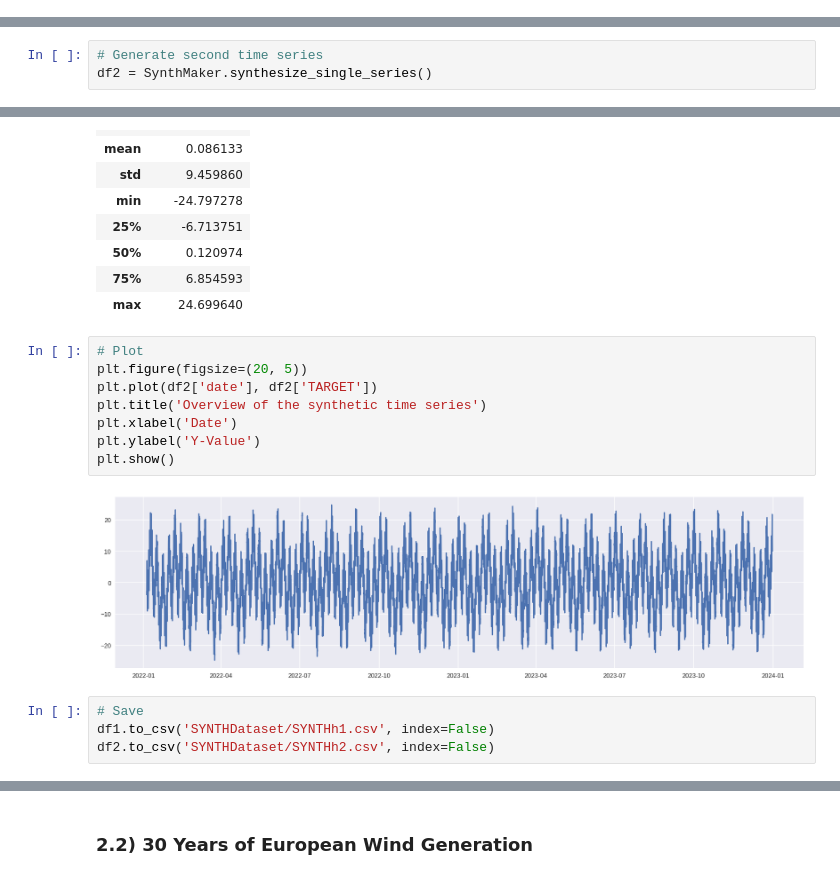
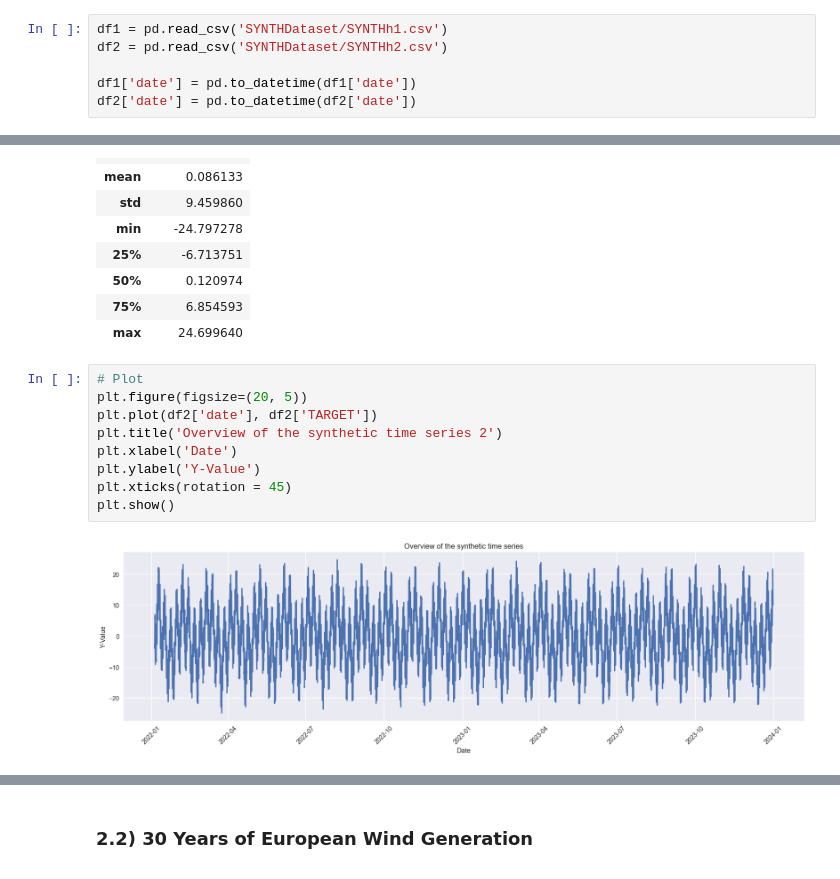
Before and after one commit to anasashb/TransformersEnergyTS, a Jupyter notebook: prototype.ipynb, the cells around one changed output, grey strips where cells are left out. Drawn from its saved outputs; the diff is of its cells as text.

```diff
--- a/prototype.ipynb
+++ b/prototype.ipynb
@@ -63,3 +70,9 @@ KeyboardInterrupt:
+# %%
+df1 = pd.read_csv('SYNTHDataset/SYNTHh1.csv')
+df2 = pd.read_csv('SYNTHDataset/SYNTHh2.csv')
+
+df1['date'] = pd.to_datetime(df1['date'])
+df2['date'] = pd.to_datetime(df2['date'])
 # %% [markdown]
 The obtained dataset is a univariate time series that comes with an arbitrarily picked date-time index, which later gets used in Transformer time series frameworks for time feature embedding.
 # %%
@@ -89,6 +111,3 @@ plt.show()
-# %%
-# Generate second time series
-df2 = SynthMaker.synthesize_single_series()
 # %%
 df2.head()
 # %% [output]
@@ -114,14 +133,11 @@ df2.describe()
 # %%
 # Plot
 plt.figure(figsize=(20, 5))
 plt.plot(df2['date'], df2['TARGET'])
-plt.title('Overview of the synthetic time series')
+plt.title('Overview of the synthetic time series 2')
 plt.xlabel('Date')
 plt.ylabel('Y-Value')
+plt.xticks(rotation = 45)
 plt.show()
 # %% [output]
-[figure, old version]
+[figure, new version]
-# %%
-# Save
-df1.to_csv('SYNTHDataset/SYNTHh1.csv', index=False)
-df2.to_csv('SYNTHDataset/SYNTHh2.csv', index=False)
```
Also changed, not shown: parts of 30 cells of this notebook, 1 other file.
